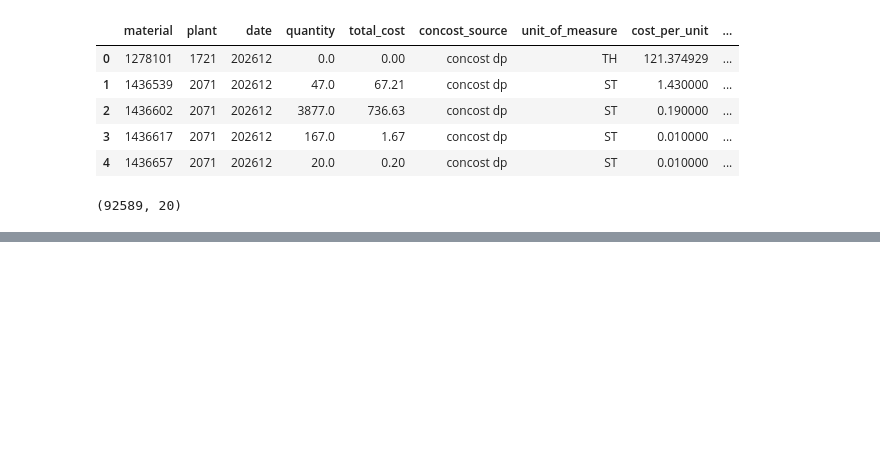
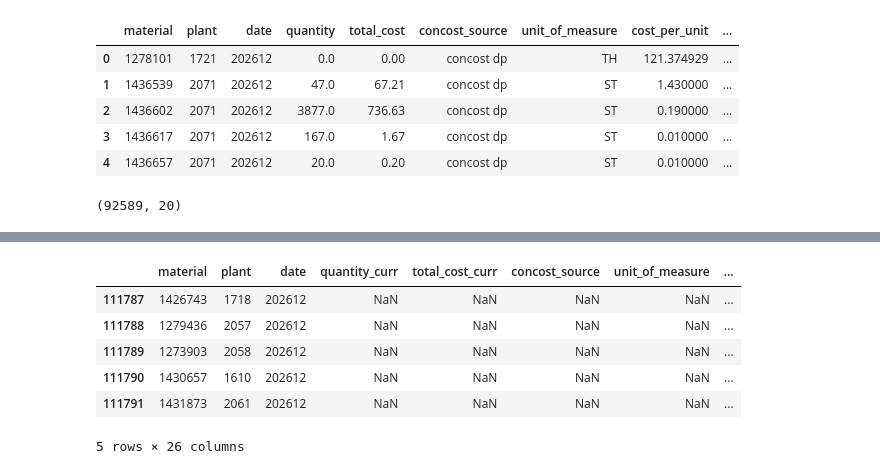
Before and after one commit to yogeshpedi/FIP_RCA, a Jupyter notebook: notebooks/FIP_RCA_SKU.ipynb, the cells around one changed output, grey strips where cells are left out. Saved outputs shown, nothing was run; the diff lists cells and outputs as text; code cells hidden in the pictures; blank space fills up the shorter version.

```diff
--- a/notebooks/FIP_RCA_SKU.ipynb
+++ b/notebooks/FIP_RCA_SKU.ipynb
@@ -185,0 +280,10 @@ df.shape
+# %%
+final_rca_frame.tail()
+# %% [output]
+|  | material | plant | date | quantity_curr | total_cost_curr | concost_source | unit_of_measure | ... |
+| 111787 | 1426743 | 1718 | 202612 | NaN | NaN | NaN | NaN | ... |
+| 111788 | 1279436 | 2057 | 202612 | NaN | NaN | NaN | NaN | ... |
+| 111789 | 1273903 | 2058 | 202612 | NaN | NaN | NaN | NaN | ... |
+| 111790 | 1430657 | 1610 | 202612 | NaN | NaN | NaN | NaN | ... |
+| 111791 | 1431873 | 2061 | 202612 | NaN | NaN | NaN | NaN | ... |
+5 rows × 26 columns
```
Also changed, not shown: parts of 6 cells of this notebook.
